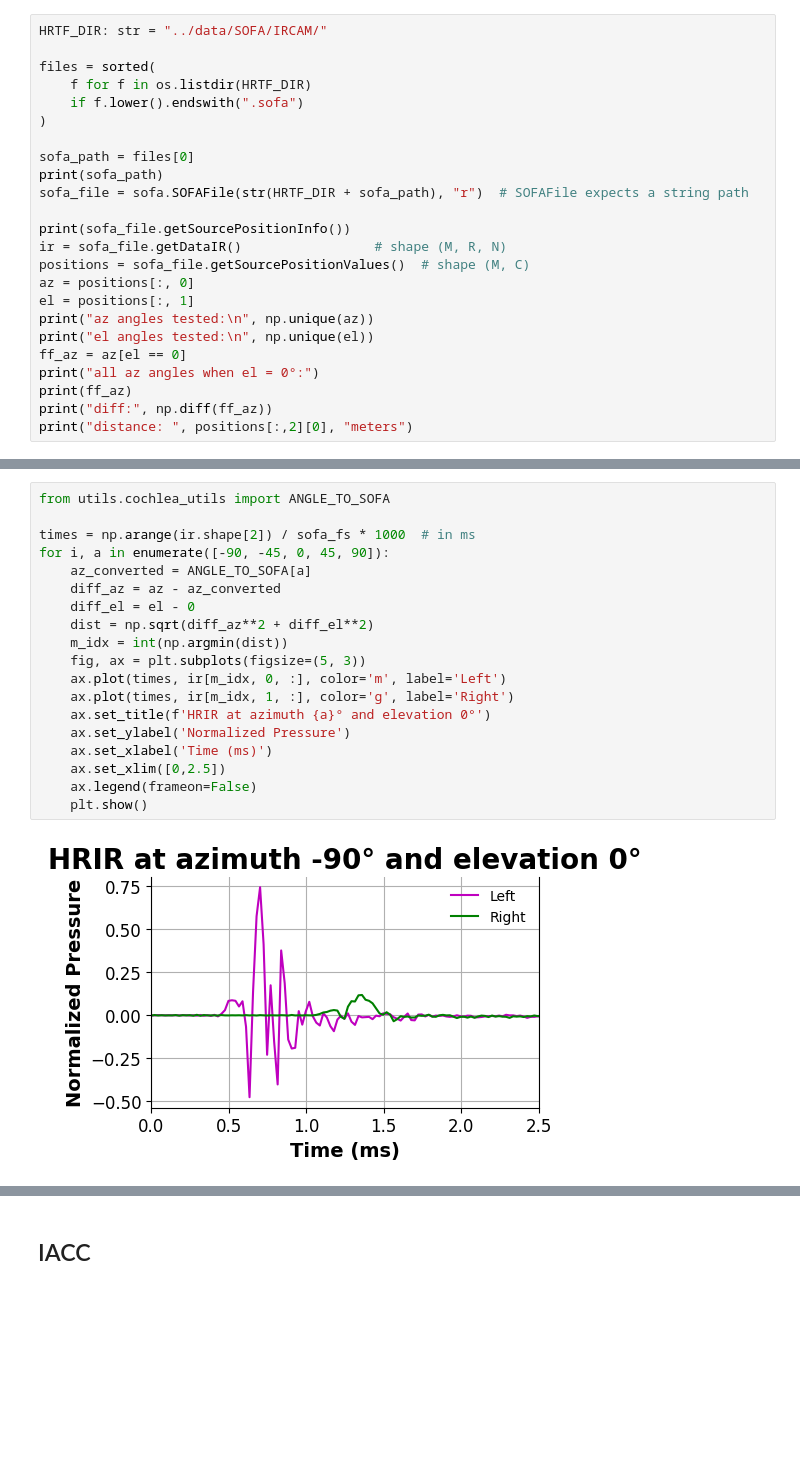
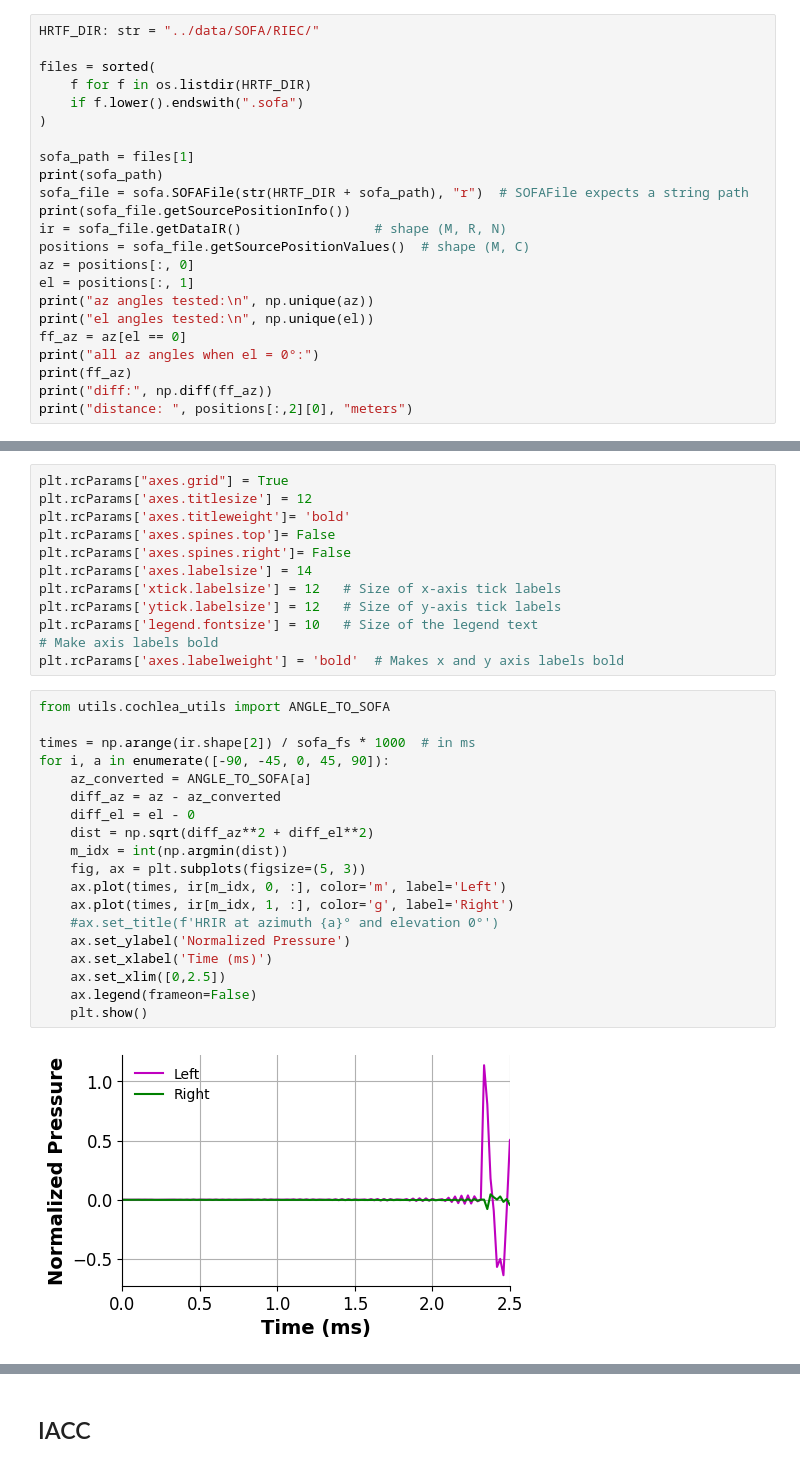
Before and after one commit to veronicadign/sound_localization_model, a Jupyter notebook: plot/hrtf.ipynb, the cells around one changed output, grey strips where cells are left out. Cells and saved outputs as stored; diff of their text form; blank space fills up the shorter version.

Commit message:
edited plotting notebooks

```diff
--- a/plot/hrtf.ipynb
+++ b/plot/hrtf.ipynb
@@ -46,15 +84,14 @@ RMS dB SPL: 89.77682034686515
 # %%
-HRTF_DIR: str = "../data/SOFA/IRCAM/"
+HRTF_DIR: str = "../data/SOFA/RIEC/"
 
 files = sorted(
     f for f in os.listdir(HRTF_DIR)
     if f.lower().endswith(".sofa")
 )
 
-sofa_path = files[0]
+sofa_path = files[1]
 print(sofa_path)
 sofa_file = sofa.SOFAFile(str(HRTF_DIR + sofa_path), "r")  # SOFAFile expects a string path
-
 print(sofa_file.getSourcePositionInfo())
 ir = sofa_file.getDataIR()                 # shape (M, R, N)
 positions = sofa_file.getSourcePositionValues()  # shape (M, C)
@@ -92,21 +133,33 @@ print(sound_fs)
+# %%
+plt.rcParams["axes.grid"] = True
+plt.rcParams['axes.titlesize'] = 12
+plt.rcParams['axes.titleweight']= 'bold'
+plt.rcParams['axes.spines.top']= False
+plt.rcParams['axes.spines.right']= False
+plt.rcParams['axes.labelsize'] = 14
+plt.rcParams['xtick.labelsize'] = 12   # Size of x-axis tick labels
+plt.rcParams['ytick.labelsize'] = 12   # Size of y-axis tick labels
+plt.rcParams['legend.fontsize'] = 10   # Size of the legend text
+# Make axis labels bold
+plt.rcParams['axes.labelweight'] = 'bold'  # Makes x and y axis labels bold
 # %%
 from utils.cochlea_utils import ANGLE_TO_SOFA
 
 times = np.arange(ir.shape[2]) / sofa_fs * 1000  # in ms
 for i, a in enumerate([-90, -45, 0, 45, 90]):
     az_converted = ANGLE_TO_SOFA[a]
     diff_az = az - az_converted
     diff_el = el - 0
     dist = np.sqrt(diff_az**2 + diff_el**2)
     m_idx = int(np.argmin(dist))
     fig, ax = plt.subplots(figsize=(5, 3))
     ax.plot(times, ir[m_idx, 0, :], color='m', label='Left')
     ax.plot(times, ir[m_idx, 1, :], color='g', label='Right')
-    ax.set_title(f'HRIR at azimuth {a}° and elevation 0°')
+    #ax.set_title(f'HRIR at azimuth {a}° and elevation 0°')
     ax.set_ylabel('Normalized Pressure')
     ax.set_xlabel('Time (ms)')
     ax.set_xlim([0,2.5])
     ax.legend(frameon=False)
     plt.show()
 # %% [output]
-[figure, old version]
+[figure, new version]
```
Also changed, not shown: parts of 23 cells of this notebook, 3 other files.
